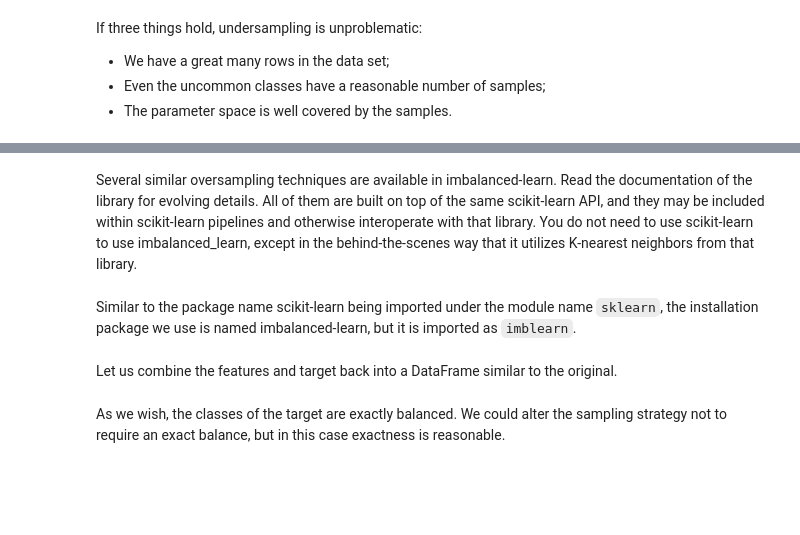
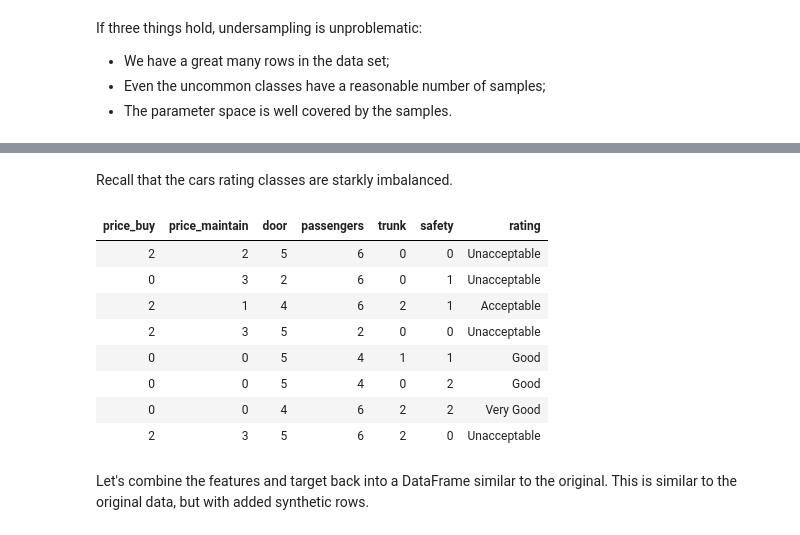
Before and after one commit to DavidMertz/CleaningDataVideo, a Jupyter notebook: Value_Imputation.ipynb, the cells around one changed output, grey strips where cells are left out. Saved outputs shown, nothing was run; the diff lists cells and outputs as text; code cells hidden in the pictures; blank space fills up the shorter version.

```diff
--- a/Value_Imputation.ipynb
+++ b/Value_Imputation.ipynb
@@ -871,0 +865,2 @@ More interesting than naive oversampling is a technique called Synthetic Minorit
+# %%
+cars = cars.to_pandas()
@@ -878,4 +893,0 @@ cars.rating.value_counts()
-# %% [markdown]
-Several similar oversampling techniques are available in imbalanced-learn.  Read the documentation of the library for evolving details.  All of them are built on top of the same scikit-learn API, and they may be included within scikit-learn pipelines and otherwise interoperate with that library.  You do not need to use scikit-learn to use imbalanced_learn, except in the behind-the-scenes way that it utilizes K-nearest neighbors from that library.
-# %% [markdown]
-Similar to the package name scikit-learn being imported under the module name `sklearn`, the installation package we use is named imbalanced-learn, but it is imported as `imblearn`.
@@ -892,2 +894,18 @@ X_res, y_res = SMOTE(k_neighbors=4).fit_resample(X, y)
+# %% [markdown]
+Recall that the cars rating classes are starkly imbalanced.
+# %%
+synth_cars = X_res.copy()
+synth_cars['rating'] = y_res
+GT(synth_cars.sample(8, random_state=2))
+# %% [output]
+| price_buy | price_maintain | door | passengers | trunk | safety | rating |
+| 2 | 2 | 5 | 6 | 0 | 0 | Unacceptable |
+| 0 | 3 | 2 | 6 | 0 | 1 | Unacceptable |
+| 2 | 1 | 4 | 6 | 2 | 1 | Acceptable |
+| 2 | 3 | 5 | 2 | 0 | 0 | Unacceptable |
+| 0 | 0 | 5 | 4 | 1 | 1 | Good |
+| 0 | 0 | 5 | 4 | 0 | 2 | Good |
+| 0 | 0 | 4 | 6 | 2 | 2 | Very Good |
+| 2 | 3 | 5 | 6 | 2 | 0 | Unacceptable |
 # %% [markdown]
-Let us combine the features and target back into a DataFrame similar to the original.
+Let's combine the features and target back into a DataFrame similar to the original.  This is similar to the original data, but with added synthetic rows.
@@ -898,4 +912,2 @@ synth_cars.sample(8, random_state=2)
-# %% [markdown]
-As we wish, the classes of the target are exactly balanced.  We could alter the sampling strategy not to require an exact balance, but in this case exactness is reasonable.
 # %%
 synth_cars.rating.value_counts()
```
Also changed, not shown: parts of 62 cells of this notebook, 1 other file.
